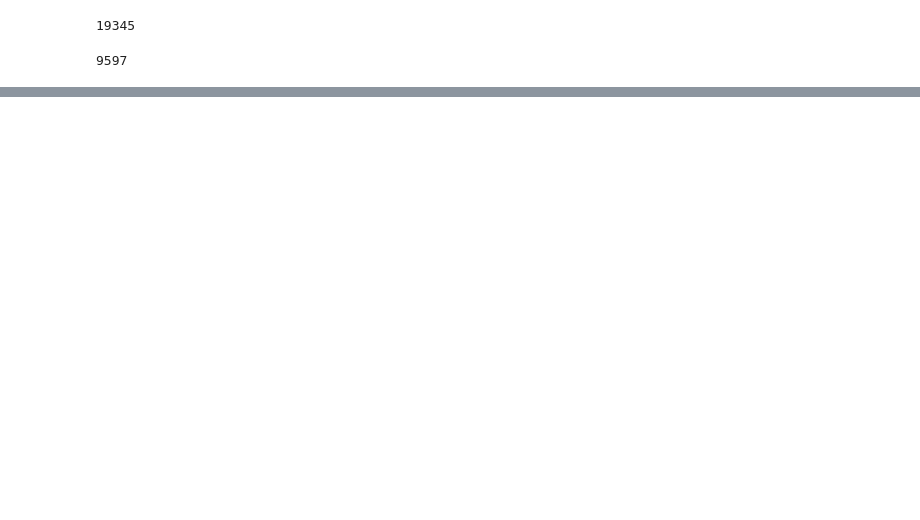
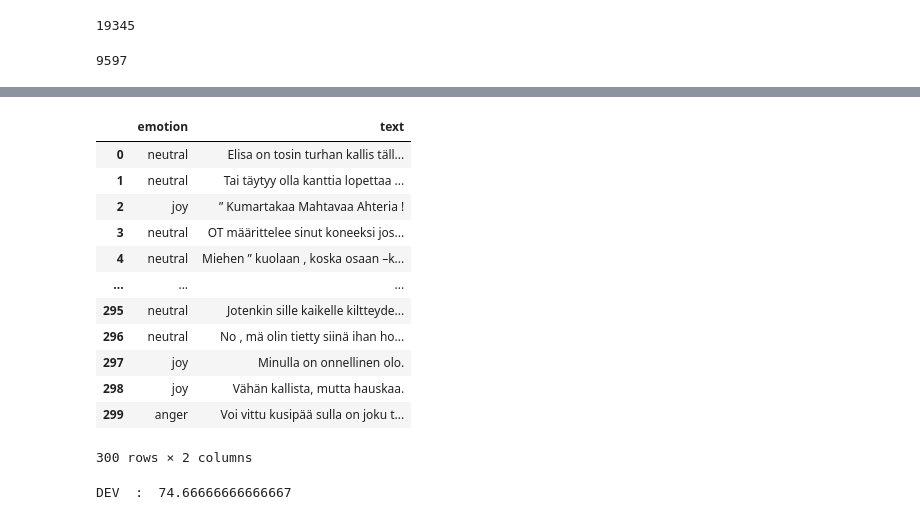
Before and after one commit to CoolCodeMan/intro2LT, a Jupyter notebook: pytorch-embed.ipynb, the cells around one changed output, grey strips where cells are left out. Cells and saved outputs as stored; diff of their text form; code cells hidden in the pictures; blank space fills up the shorter version.

```diff
--- a/pytorch-embed.ipynb
+++ b/pytorch-embed.ipynb
@@ -224,0 +243,21 @@ TRAIN 68.97 %
+# %%
+joy_dev = pd.read_csv('/content/joy-dev.tsv', error_bad_lines=False, header=0, names=['emotion','text'], sep='\t')
+anger_dev = pd.read_csv('/content/anger-dev.tsv', error_bad_lines=False, header=0, names=['emotion','text'], sep='\t')
+df_dev = pd.concat([joy_dev, anger_dev])
+df_dev['emotion'].replace({'not-joy':'neutral', 'not-anger':'neutral'}, inplace=True)
+df = shuffle(df_dev)
+df
+# %% [output]
+|  | emotion | text |
+| 0 | neutral | Elisa on tosin turhan kallis täll... |
+| 1 | neutral | Tai täytyy olla kanttia lopettaa ... |
+| 2 | joy | ” Kumartakaa Mahtavaa Ahteria ! |
+| 3 | neutral | OT määrittelee sinut koneeksi jos... |
+| 4 | neutral | Miehen ” kuolaan , koska osaan –k... |
+| ... | ... | ... |
+| 295 | neutral | Jotenkin sille kaikelle kiltteyde... |
+| 296 | neutral | No , mä olin tietty siinä ihan ho... |
+| 297 | joy | Minulla on onnellinen olo. |
+| 298 | joy | Vähän kallista, mutta hauskaa. |
+| 299 | anger | Voi vittu kusipää sulla on joku t... |
+300 rows × 2 columns
@@ -224,0 +274,4 @@ TRAIN 68.97 %
+# %%
+print('DEV  : ', score(model, df['text'], y_dev, dataset_size=len(df.index)))
+# %% [output]
+DEV  :  74.66666666666667
```
Also changed, not shown: parts of 13 cells of this notebook.
